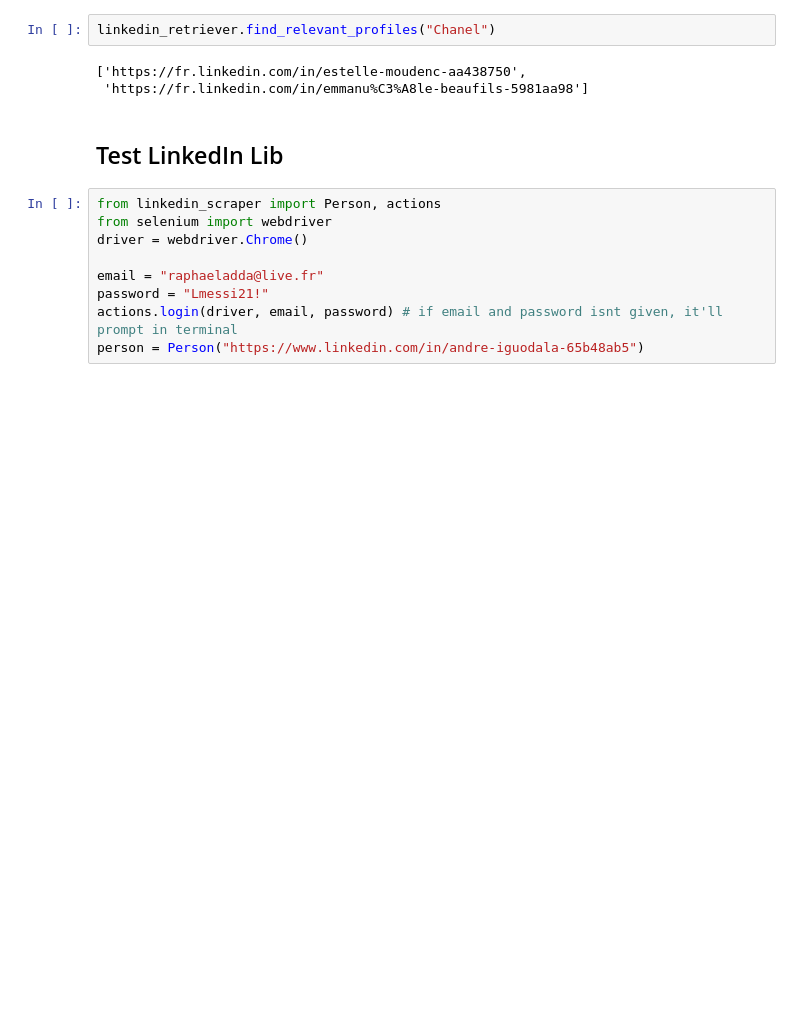
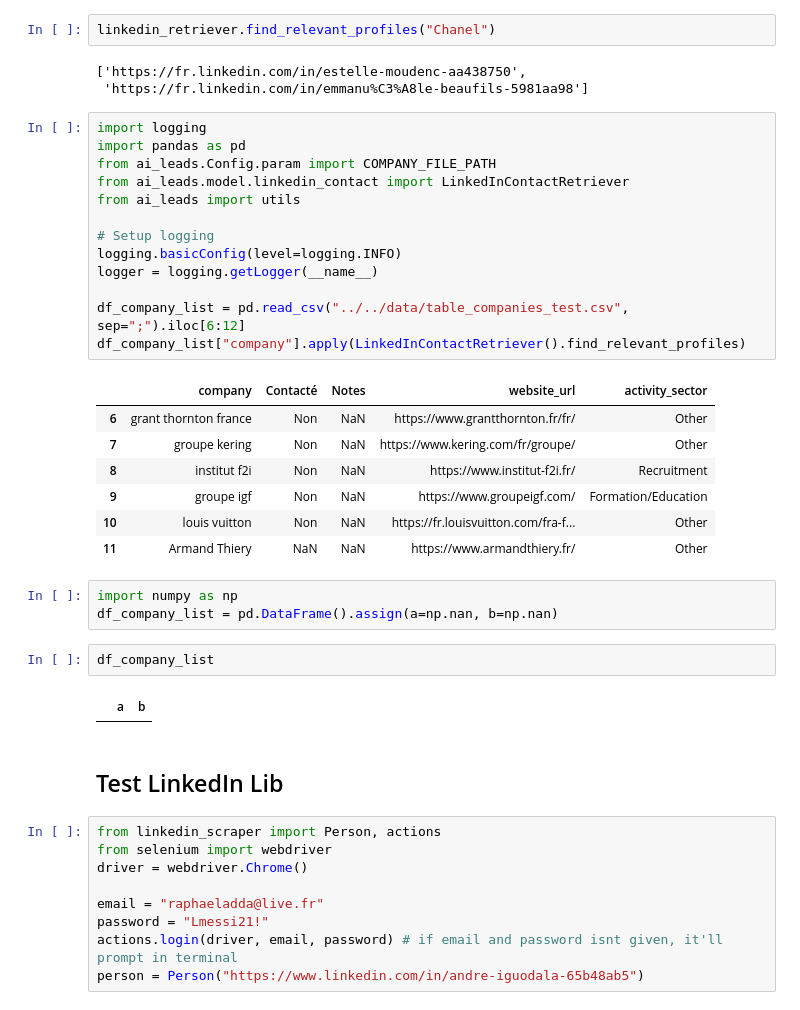
Before and after one commit to Algorithm-Dimension/AI-leads, a Jupyter notebook: src/ai_leads/Test.ipynb, the cells around one changed output. Cells and saved outputs as stored; diff of their text form; blank space fills up the shorter version.

Commit message:
add pipeline for adding linkedin contact

```diff
--- a/src/ai_leads/Test.ipynb
+++ b/src/ai_leads/Test.ipynb
@@ -299,6 +330,34 @@ linkedin_retriever.find_relevant_profiles("Chanel")
 # %% [output]
 ['https://fr.linkedin.com/in/estelle-moudenc-aa438750',
  'https://fr.linkedin.com/in/emmanu%C3%A8le-beaufils-5981aa98']
+# %%
+import logging
+import pandas as pd
+from ai_leads.Config.param import COMPANY_FILE_PATH
+from ai_leads.model.linkedin_contact import LinkedInContactRetriever
+from ai_leads import utils
+
+# Setup logging
+logging.basicConfig(level=logging.INFO)
+logger = logging.getLogger(__name__)
+
+df_company_list = pd.read_csv("../../data/table_companies_test.csv", sep=";").iloc[6:12]
+df_company_list["company"].apply(LinkedInContactRetriever().find_relevant_profiles)
+# %% [output]
+|  | company | Contacté | Notes | website_url | activity_sector |
+| 6 | grant thornton france | Non | NaN | https://www.grantthornton.fr/fr/ | Other |
+| 7 | groupe kering | Non | NaN | https://www.kering.com/fr/groupe/ | Other |
+| 8 | institut f2i | Non | NaN | https://www.institut-f2i.fr/ | Recruitment |
+| 9 | groupe igf | Non | NaN | https://www.groupeigf.com/ | Formation/Education |
+| 10 | louis vuitton | Non | NaN | https://fr.louisvuitton.com/fra-f... | Other |
+| 11 | Armand Thiery | NaN | NaN | https://www.armandthiery.fr/ | Other |
+# %%
+import numpy as np
+df_company_list = pd.DataFrame().assign(a=np.nan, b=np.nan)
+# %%
+df_company_list
+# %% [output]
+|  | a | b |
 # %% [markdown]
 ## Test LinkedIn Lib
 # %%
```
Also changed, not shown: parts of 1 cell of this notebook, 11 other files.
